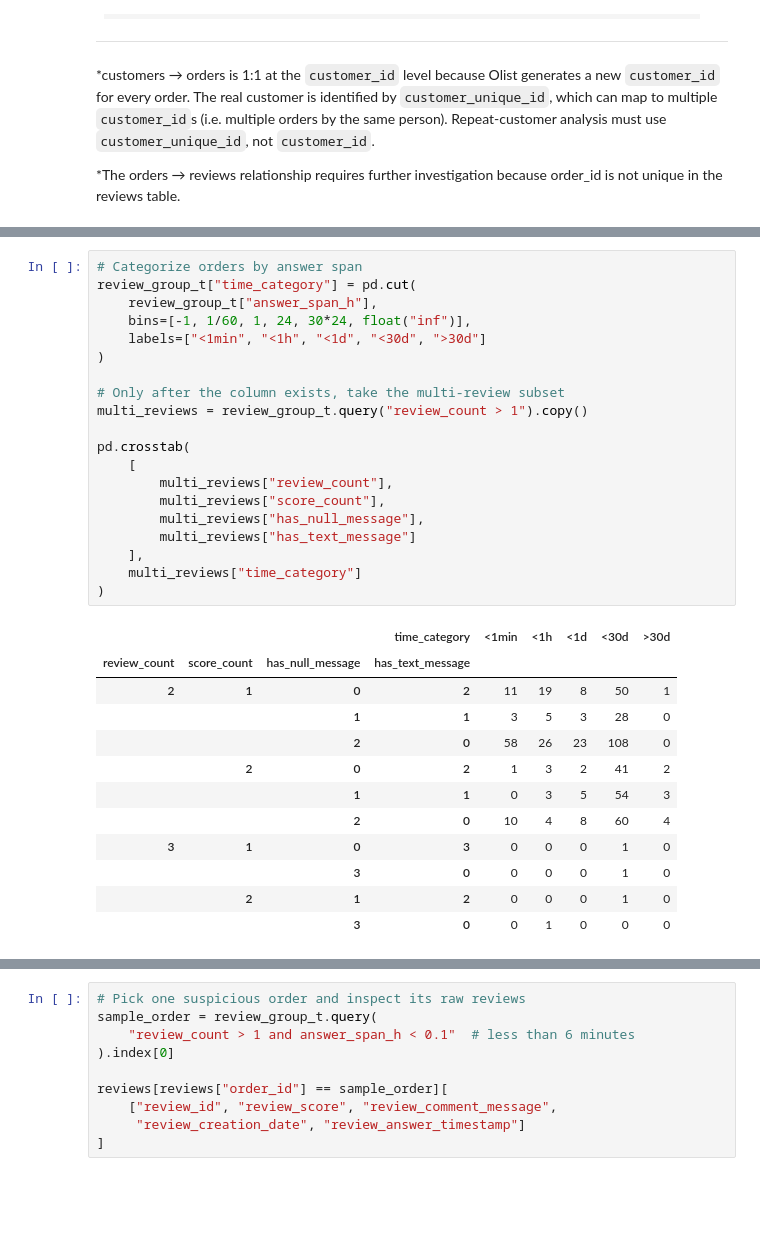
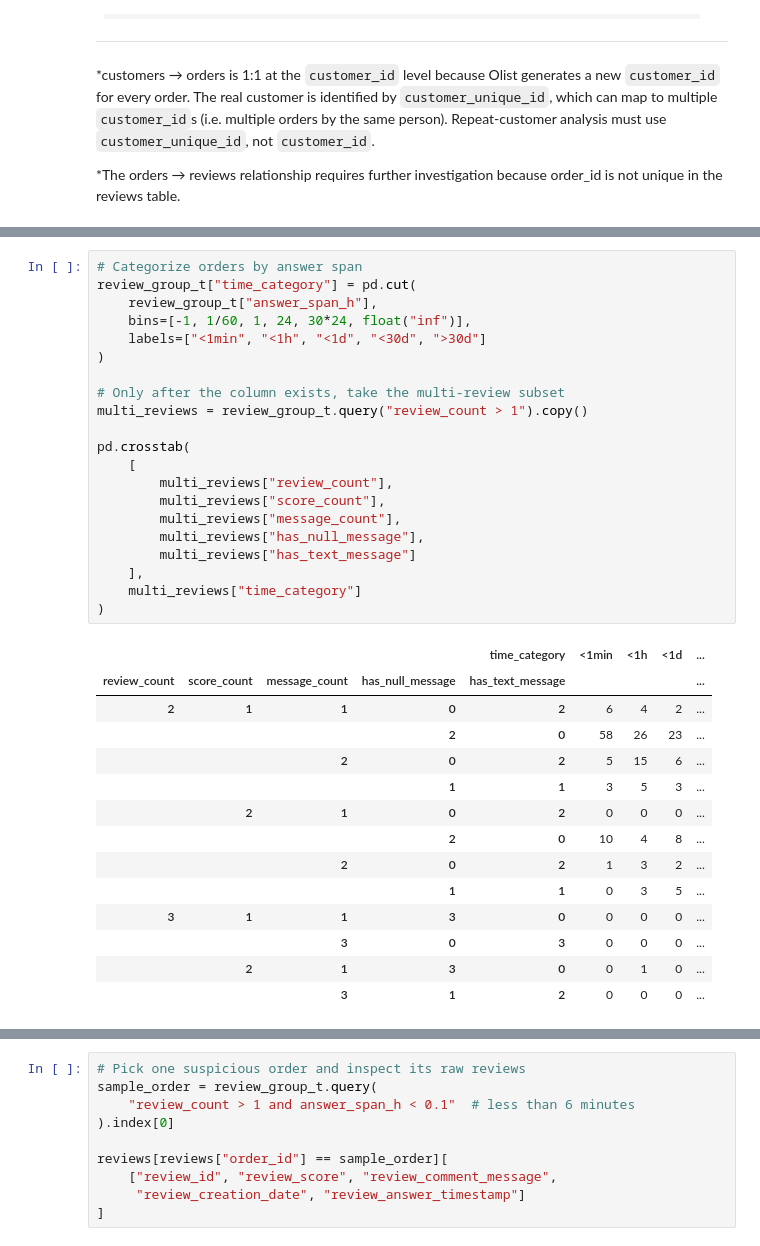
Before and after one commit to Hna2005/ecommerce-operations-analysis, a Jupyter notebook: notebooks/01-data-audit.ipynb, the cells around one changed output, grey strips where cells are left out. Cells and saved outputs as stored; diff of their text form; blank space fills up the shorter version.

```diff
--- a/notebooks/01-data-audit.ipynb
+++ b/notebooks/01-data-audit.ipynb
@@ -413,33 +437,36 @@ review_group_t.query("review_count > 1")[
 # %%
 # Categorize orders by answer span
 review_group_t["time_category"] = pd.cut(
     review_group_t["answer_span_h"],
     bins=[-1, 1/60, 1, 24, 30*24, float("inf")],
     labels=["<1min", "<1h", "<1d", "<30d", ">30d"]
 )
 
 # Only after the column exists, take the multi-review subset
 multi_reviews = review_group_t.query("review_count > 1").copy()
 
 pd.crosstab(
     [
         multi_reviews["review_count"],
         multi_reviews["score_count"],
+        multi_reviews["message_count"],
         multi_reviews["has_null_message"],
         multi_reviews["has_text_message"]
     ],
     multi_reviews["time_category"]
 )
 # %% [output]
-|  |  |  | time_category | <1min | <1h | <1d | <30d | >30d |
-| review_count | score_count | has_null_message | has_text_message |  |  |  |  |  |
-| 2 | 1 | 0 | 2 | 11 | 19 | 8 | 50 | 1 |
-|  |  | 1 | 1 | 3 | 5 | 3 | 28 | 0 |
-|  |  | 2 | 0 | 58 | 26 | 23 | 108 | 0 |
-|  | 2 | 0 | 2 | 1 | 3 | 2 | 41 | 2 |
-|  |  | 1 | 1 | 0 | 3 | 5 | 54 | 3 |
-|  |  | 2 | 0 | 10 | 4 | 8 | 60 | 4 |
-| 3 | 1 | 0 | 3 | 0 | 0 | 0 | 1 | 0 |
-|  |  | 3 | 0 | 0 | 0 | 0 | 1 | 0 |
-|  | 2 | 1 | 2 | 0 | 0 | 0 | 1 | 0 |
-|  |  | 3 | 0 | 0 | 1 | 0 | 0 | 0 |
+|  |  |  |  | time_category | <1min | <1h | <1d | ... |
+| review_count | score_count | message_count | has_null_message | has_text_message |  |  |  | ... |
+| 2 | 1 | 1 | 0 | 2 | 6 | 4 | 2 | ... |
+|  |  |  | 2 | 0 | 58 | 26 | 23 | ... |
+|  |  | 2 | 0 | 2 | 5 | 15 | 6 | ... |
+|  |  |  | 1 | 1 | 3 | 5 | 3 | ... |
+|  | 2 | 1 | 0 | 2 | 0 | 0 | 0 | ... |
+|  |  |  | 2 | 0 | 10 | 4 | 8 | ... |
+|  |  | 2 | 0 | 2 | 1 | 3 | 2 | ... |
+|  |  |  | 1 | 1 | 0 | 3 | 5 | ... |
+| 3 | 1 | 1 | 3 | 0 | 0 | 0 | 0 | ... |
+|  |  | 3 | 0 | 3 | 0 | 0 | 0 | ... |
+|  | 2 | 1 | 3 | 0 | 0 | 1 | 0 | ... |
+|  |  | 3 | 1 | 2 | 0 | 0 | 0 | ... |
```
Also changed, not shown: parts of 35 cells of this notebook.
